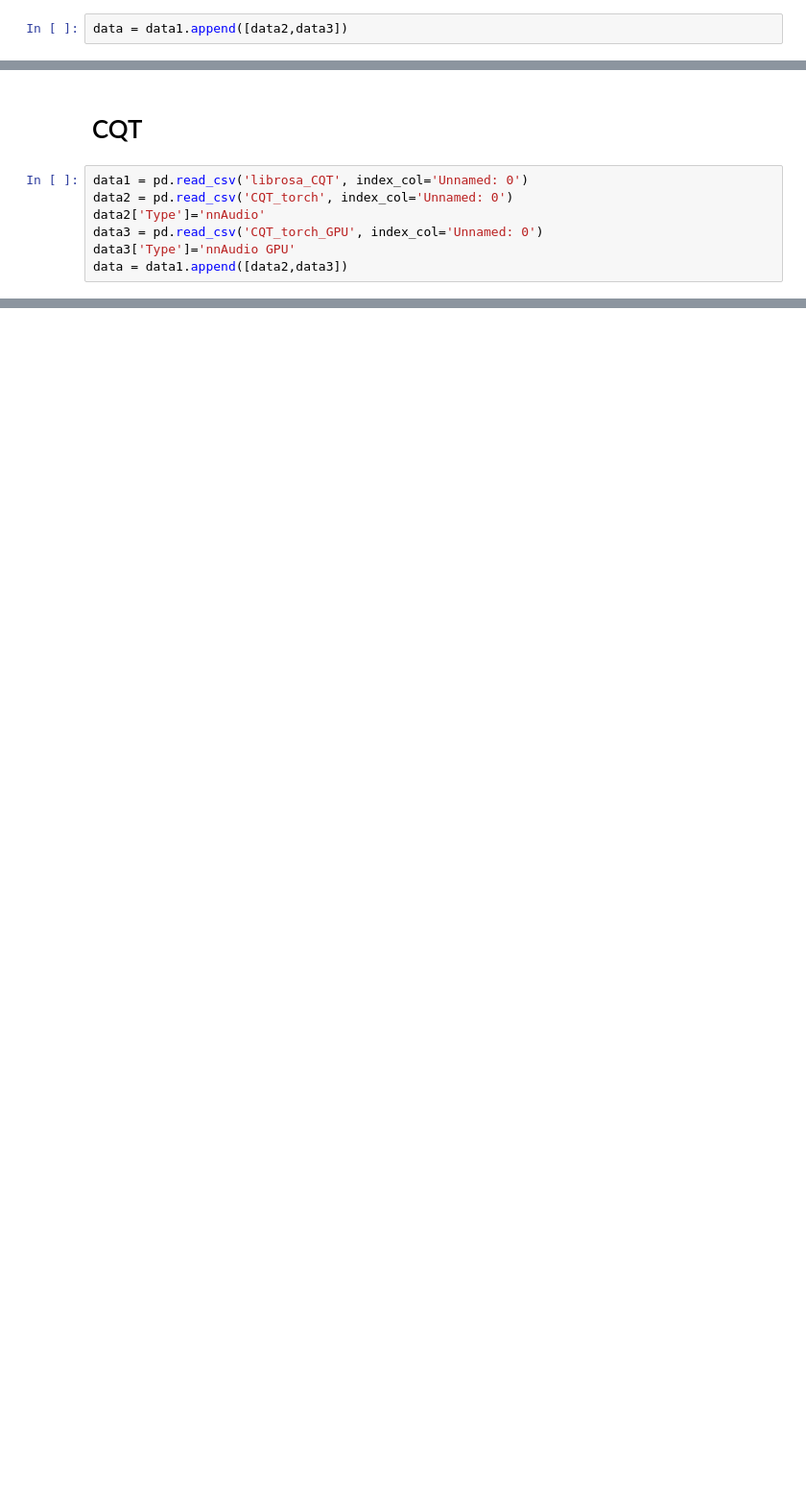
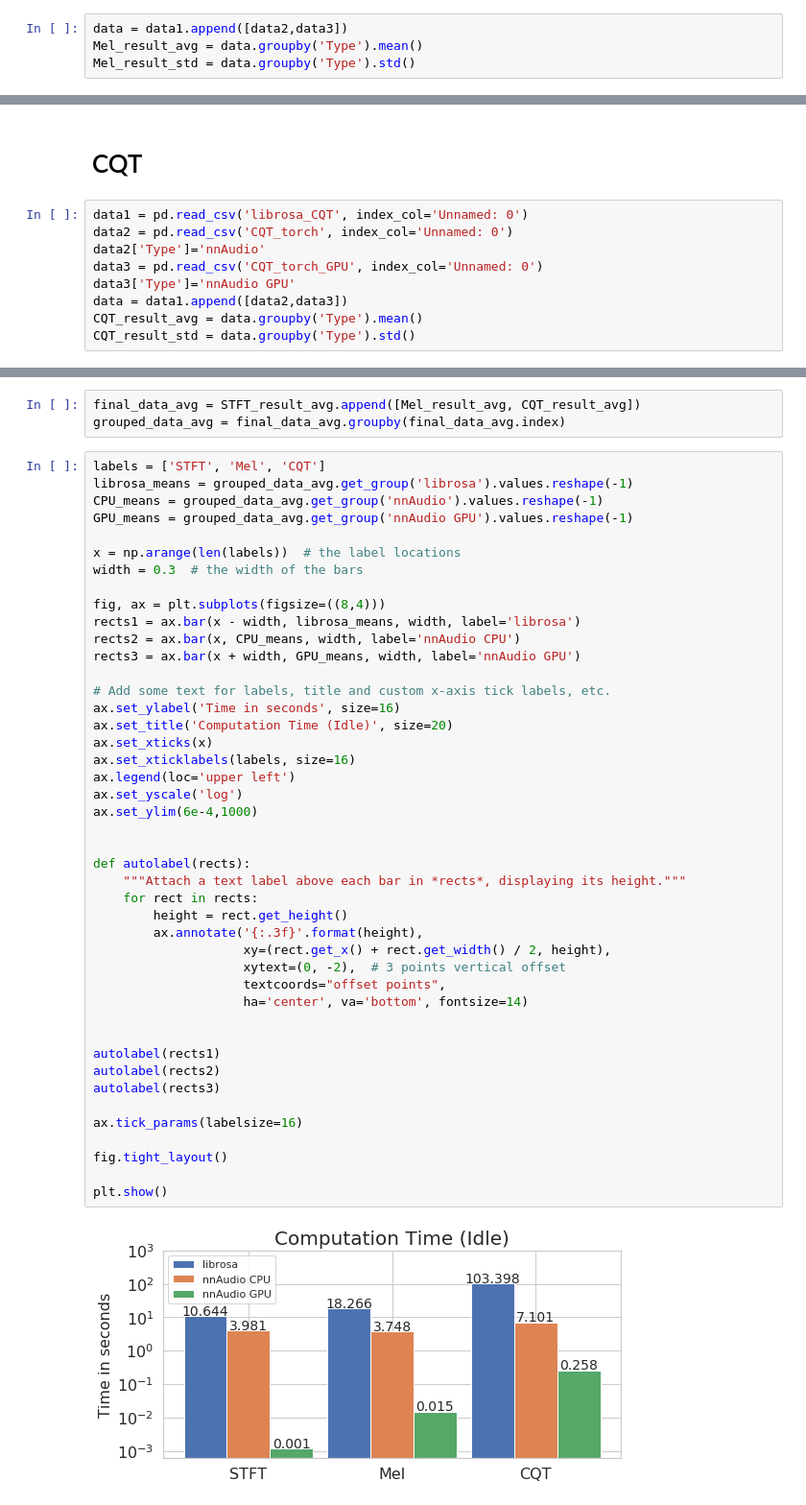
Before and after one commit to KinWaiCheuk/nnAudio, a Jupyter notebook: speed_test/Summary.ipynb, the cells around one changed output, grey strips where cells are left out. Shown at 96% size. Cells and saved outputs as stored; diff of their text form; blank space fills up the shorter version.

```diff
--- a/speed_test/Summary.ipynb
+++ b/speed_test/Summary.ipynb
@@ -47,6 +51,8 @@ data3 = pd.read_csv('Mel_torch_GPU', index_col='Unnamed: 0')
 data3['Type']='nnAudio GPU'
 # %%
 data = data1.append([data2,data3])
+Mel_result_avg = data.groupby('Type').mean()
+Mel_result_std = data.groupby('Type').std()
 # %%
 sns.set(style="whitegrid")
 ax = sns.barplot(x="Type", y="t_avg", data=data)
@@ -82,6 +88,8 @@ data2['Type']='nnAudio'
 data3 = pd.read_csv('CQT_torch_GPU', index_col='Unnamed: 0')
 data3['Type']='nnAudio GPU'
 data = data1.append([data2,data3])
+CQT_result_avg = data.groupby('Type').mean()
+CQT_result_std = data.groupby('Type').std()
 # %%
 sns.set(style="whitegrid")
 ax = sns.barplot(x="Type", y="t_avg", data=data)
@@ -110,0 +150,49 @@ for p in ax.patches:
+# %%
+final_data_avg = STFT_result_avg.append([Mel_result_avg, CQT_result_avg])
+grouped_data_avg = final_data_avg.groupby(final_data_avg.index)
+# %%
+labels = ['STFT', 'Mel', 'CQT']
+librosa_means = grouped_data_avg.get_group('librosa').values.reshape(-1)
+CPU_means = grouped_data_avg.get_group('nnAudio').values.reshape(-1)
+GPU_means = grouped_data_avg.get_group('nnAudio GPU').values.reshape(-1)
+
+x = np.arange(len(labels))  # the label locations
+width = 0.3  # the width of the bars
+
+fig, ax = plt.subplots(figsize=((8,4)))
+rects1 = ax.bar(x - width, librosa_means, width, label='librosa')
+rects2 = ax.bar(x, CPU_means, width, label='nnAudio CPU')
+rects3 = ax.bar(x + width, GPU_means, width, label='nnAudio GPU')
+
+# Add some text for labels, title and custom x-axis tick labels, etc.
+ax.set_ylabel('Time in seconds', size=16)
+ax.set_title('Computation Time (Idle)', size=20)
+ax.set_xticks(x)
+ax.set_xticklabels(labels, size=16)
+ax.legend(loc='upper left')
+ax.set_yscale('log')
+ax.set_ylim(6e-4,1000)
+
+
+def autolabel(rects):
+    """Attach a text label above each bar in *rects*, displaying its height."""
+    for rect in rects:
+        height = rect.get_height()
+        ax.annotate('{:.3f}'.format(height),
+                    xy=(rect.get_x() + rect.get_width() / 2, height),
+                    xytext=(0, -2),  # 3 points vertical offset
+                    textcoords="offset points",
+                    ha='center', va='bottom', fontsize=14)
+
+
+autolabel(rects1)
+autolabel(rects2)
+autolabel(rects3)
+
+ax.tick_params(labelsize=16)
+
+fig.tight_layout()
+
+plt.show()
+# %% [output]
+[figure, added]
```
Also changed, not shown: parts of 10 cells of this notebook, 34 other files.
